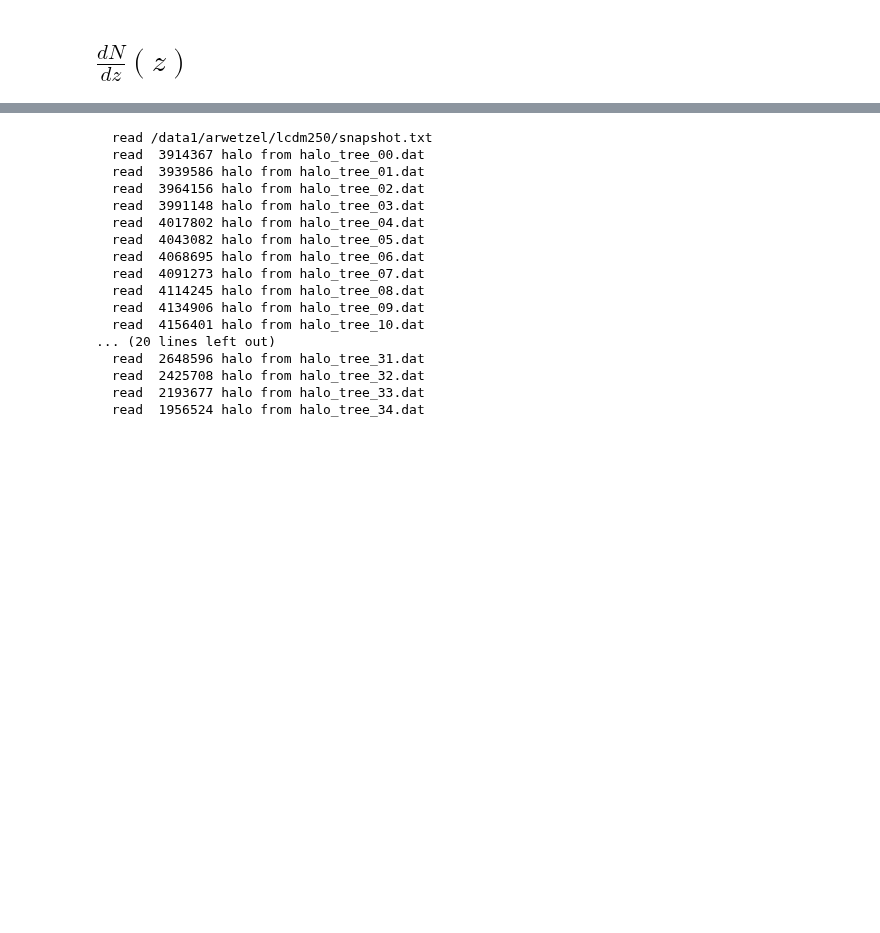
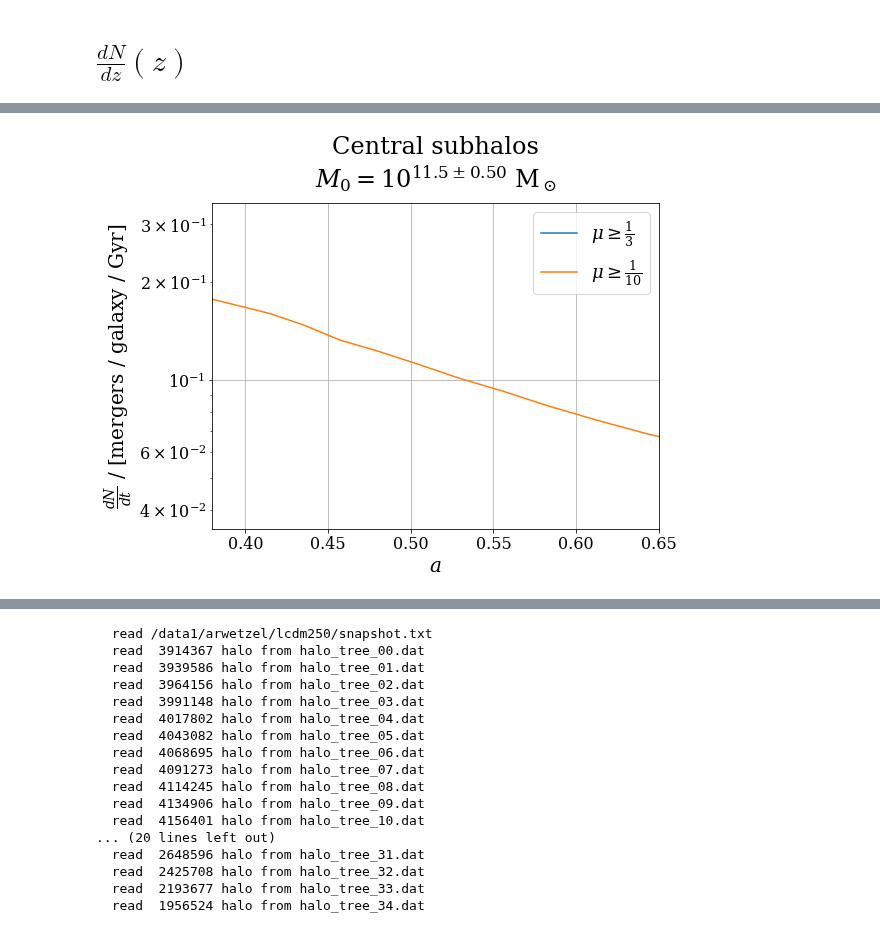
Before and after one commit to patricks1/mergers, a Jupyter notebook: mergers3/dNdx.ipynb, the cells around one changed output, grey strips where cells are left out. Drawn from its saved outputs; the diff is of its cells as text; code cells hidden in the pictures; blank space fills up the shorter version.

```diff
--- a/mergers3/dNdx.ipynb
+++ b/mergers3/dNdx.ipynb
@@ -167,0 +233,8 @@ building merger tree
+# %%
+plt_dNdx_ofz(None, typ='censubhal', dx='dt', Mcond=11.5,
+             Mwid=1.,
+             smf_lbl='Central subhalos', ziend=34,
+             ylim=[3.5e-2,0.35], xlim=[0.38,0.65], scalefac=True,
+             through=False)
+# %% [output]
+[figure, added]
```
Also changed, not shown: parts of 13 cells of this notebook, 1 other file.
